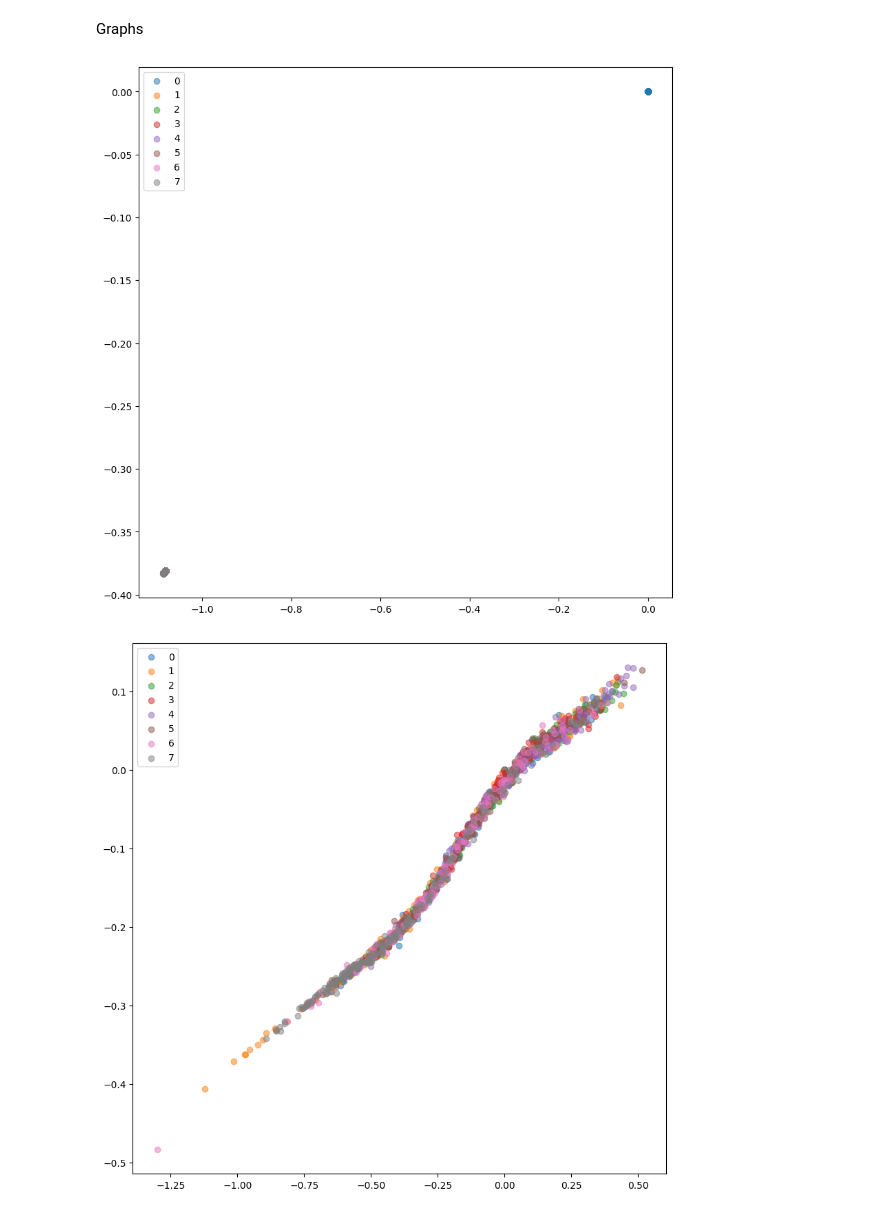
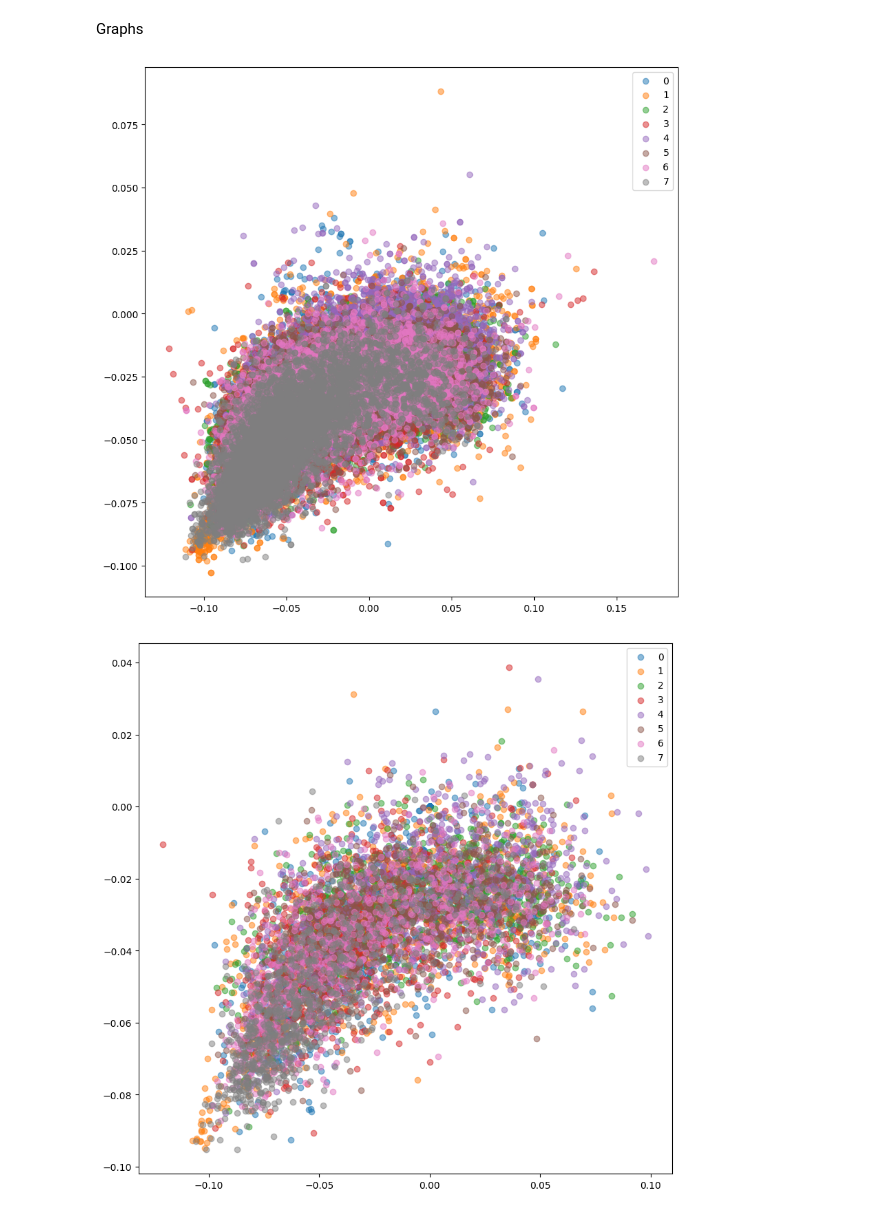
Before and after one commit to prakcoin/NeuraBeat, a Jupyter notebook: NeuraBeat Training.ipynb, the cells around one changed output. Drawn from its saved outputs; the diff is of its cells as text; code cells hidden in the pictures.

```diff
--- a/NeuraBeat Training.ipynb
+++ b/NeuraBeat Training.ipynb
@@ -82,8 +73,8 @@ Balanced Batch Sampler
 class BalancedBatchSampler(BatchSampler):
     def __init__(self, labels, n_classes, n_samples):
         self.labels = labels
-        self.labels_set = list(set(self.labels.numpy()))
-        self.label_to_indices = {label: np.where(self.labels.numpy() == label)[0]
+        self.labels_set = list(set(self.labels))
+        self.label_to_indices = {label: np.where(self.labels == label)[0]
                                  for label in self.labels_set}
         for l in self.labels_set:
             np.random.shuffle(self.label_to_indices[l])
@@ -388,15 +382,18 @@ class EmbeddingModel(nn.Module):
 class SimpleEmbeddingModel(nn.Module):
     def __init__(self):
         super(SimpleEmbeddingModel, self).__init__()
-        self.convnet = nn.Sequential(nn.Conv2d(1, 32, 5), nn.PReLU(),
+        self.convnet = nn.Sequential(nn.Conv2d(1, 32, 5),
+                                     nn.SELU(),
                                      nn.MaxPool2d(2, stride=2),
-                                     nn.Conv2d(32, 64, 5), nn.PReLU(),
+                                     nn.Conv2d(32, 64, 5),
+                                     nn.SELU(),
                                      nn.MaxPool2d(2, stride=2),
-                                     nn.Conv2d(64, 128, 5), nn.PReLU(),
+                                     nn.Conv2d(64, 128, 5),
+                                     nn.SELU(),
                                      nn.MaxPool2d(2, stride=2)
                                     )
 
-        self.fc = nn.Sequential(nn.Linear(18432, 256),
+        self.fc = nn.Sequential(nn.Linear(2048, 256),
                                 nn.PReLU(),
                                 nn.Linear(256, 256),
                                 nn.PReLU(),
@@ -857,36 +957,54 @@ colors = [ '#1f77b4', '#ff7f0e', '#2ca02c', '#d62728',
           '#9467bd', '#8c564b', '#e377c2', '#7f7f7f']
 
 def plot_embeddings(embeddings, targets, xlim=None, ylim=None):
     plt.figure(figsize=(10,10))
     for i in range(8):
         inds = np.where(targets==i)[0]
         plt.scatter(embeddings[inds,0], embeddings[inds,1], alpha=0.5, color=colors[i])
     if xlim:
         plt.xlim(xlim[0], xlim[1])
     if ylim:
         plt.ylim(ylim[0], ylim[1])
     plt.legend(classes)
 
 def extract_embeddings(dataloader, model):
     with torch.no_grad():
         model.eval()
         embeddings = np.zeros((len(dataloader.dataset), 2))
         labels = np.zeros(len(dataloader.dataset))
         k = 0
         for songs, genre in dataloader:
             if cuda:
                 songs = songs.cuda()
             embeddings[k:k+len(songs)] = model.get_embedding(songs).data.cpu().numpy()
             labels[k:k+len(songs)] = genre.numpy()
             k += len(songs)
     return embeddings, labels
 
-train_embeddings_ocl, train_labels_ocl = extract_embeddings(audio_train_loader, embedding_model)
+def apply_pca(embeddings, n_components=50):
+    pca = PCA(n_components=n_components)
+    return pca.fit_transform(embeddings)
+
+def apply_tsne(embeddings):
+    tsne = TSNE(n_components=2, perplexity=50, learning_rate=200, n_iter=3000, random_state=42)
+    return tsne.fit_transform(embeddings)
+
+train_embeddings_ocl, train_labels_ocl = extract_embeddings(audio_train_loader, simple_embedding_model)
+val_embeddings_ocl, val_labels_ocl = extract_embeddings(audio_val_loader, simple_embedding_model)
+
+# train_embeddings_ocl = train_embeddings_ocl / np.linalg.norm(train_embeddings_ocl, axis=1, keepdims=True)
+# val_embeddings_ocl = val_embeddings_ocl / np.linalg.norm(val_embeddings_ocl, axis=1, keepdims=True)
+
+# train_embeddings_pca = apply_pca(train_embeddings_ocl)
+# val_embeddings_pca = apply_pca(val_embeddings_ocl)
+
+# train_embeddings_2d = apply_tsne(train_embeddings_pca)
+# val_embeddings_2d = apply_tsne(val_embeddings_pca)
+
 plot_embeddings(train_embeddings_ocl, train_labels_ocl)
-val_embeddings_ocl, val_labels_ocl = extract_embeddings(audio_val_loader, embedding_model)
 plot_embeddings(val_embeddings_ocl, val_labels_ocl)
 # %% [output]
-[figure, old version]
+[figure, new version]
-[figure, old version]
+[figure, new version]
 # %%
 runtime.unassign()
```
Also changed, not shown: parts of 16 cells of this notebook.
